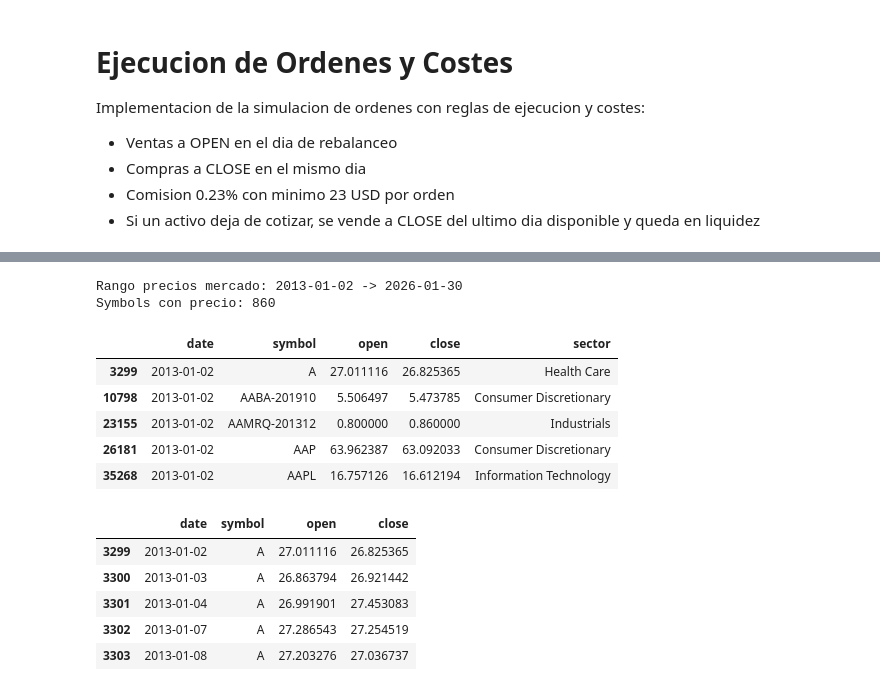
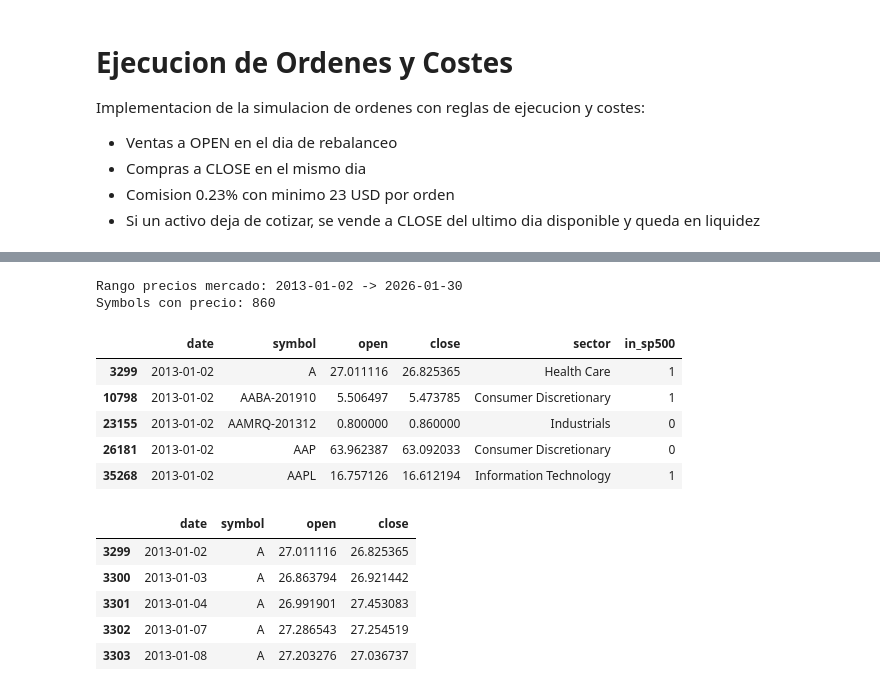
Before and after one commit to NataliaSJO/Practica-Miax-Backtesting, a Jupyter notebook: ejecucionCostes.ipynb, the cells around one changed output, grey strips where cells are left out. Drawn from its saved outputs; the diff is of its cells as text; code cells hidden in the pictures.

```diff
--- a/ejecucionCostes.ipynb
+++ b/ejecucionCostes.ipynb
@@ -48,26 +48,34 @@ Activos por fecha (min/max): 20 / 20
 # %%
 # Precios de mercado diarios para ejecucion (universo completo)
-market = pd.read_pickle('sp500_history_filtered.pkl')[['date', 'symbol', 'open', 'close', 'sector']].copy()
+market_raw = pd.read_pickle('sp500_history_filtered.pkl').copy()
+market_cols = ['date', 'symbol', 'open', 'close', 'sector', 'in_sp500']
+available_cols = [c for c in market_cols if c in market_raw.columns]
+market = market_raw[available_cols].copy()
+
+if 'in_sp500' not in market.columns:
+    market['in_sp500'] = 1
+
 market['date'] = pd.to_datetime(market['date'])
 market['open'] = pd.to_numeric(market['open'], errors='coerce')
 market['close'] = pd.to_numeric(market['close'], errors='coerce')
+market['in_sp500'] = pd.to_numeric(market['in_sp500'], errors='coerce').fillna(0).astype(int)
 market = market.dropna(subset=['date', 'symbol', 'open', 'close'])
 
 # Un registro por date+symbol
 market = market.sort_values(['date', 'symbol']).drop_duplicates(['date', 'symbol'], keep='last')
 
 print('Rango precios mercado:', market['date'].min().date(), '->', market['date'].max().date())
 print('Symbols con precio:', market['symbol'].nunique())
 market.head()
 # %% [output]
 Rango precios mercado: 2013-01-02 -> 2026-01-30
 Symbols con precio: 860
-|  | date | symbol | open | close | sector |
-| 3299 | 2013-01-02 | A | 27.011116 | 26.825365 | Health Care |
-| 10798 | 2013-01-02 | AABA-201910 | 5.506497 | 5.473785 | Consumer Discretionary |
-| 23155 | 2013-01-02 | AAMRQ-201312 | 0.800000 | 0.860000 | Industrials |
-| 26181 | 2013-01-02 | AAP | 63.962387 | 63.092033 | Consumer Discretionary |
-| 35268 | 2013-01-02 | AAPL | 16.757126 | 16.612194 | Information Technology |
+|  | date | symbol | open | close | sector | in_sp500 |
+| 3299 | 2013-01-02 | A | 27.011116 | 26.825365 | Health Care | 1 |
+| 10798 | 2013-01-02 | AABA-201910 | 5.506497 | 5.473785 | Consumer Discretionary | 1 |
+| 23155 | 2013-01-02 | AAMRQ-201312 | 0.800000 | 0.860000 | Industrials | 0 |
+| 26181 | 2013-01-02 | AAP | 63.962387 | 63.092033 | Consumer Discretionary | 0 |
+| 35268 | 2013-01-02 | AAPL | 16.757126 | 16.612194 | Information Technology | 1 |
 # %%
 # Estructuras auxiliares para consultas rapidas de precios por symbol
 prices_by_symbol = {}
```
Also changed, not shown: parts of 6 cells of this notebook, 3 other files.
